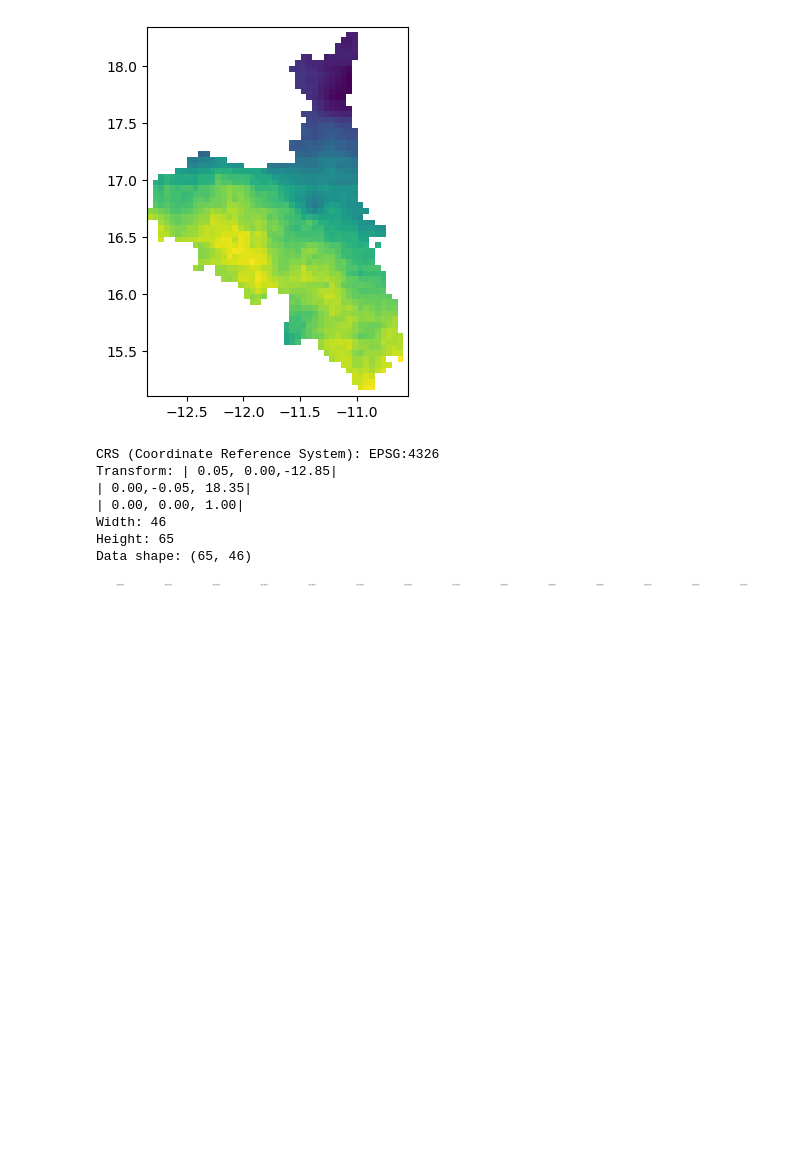
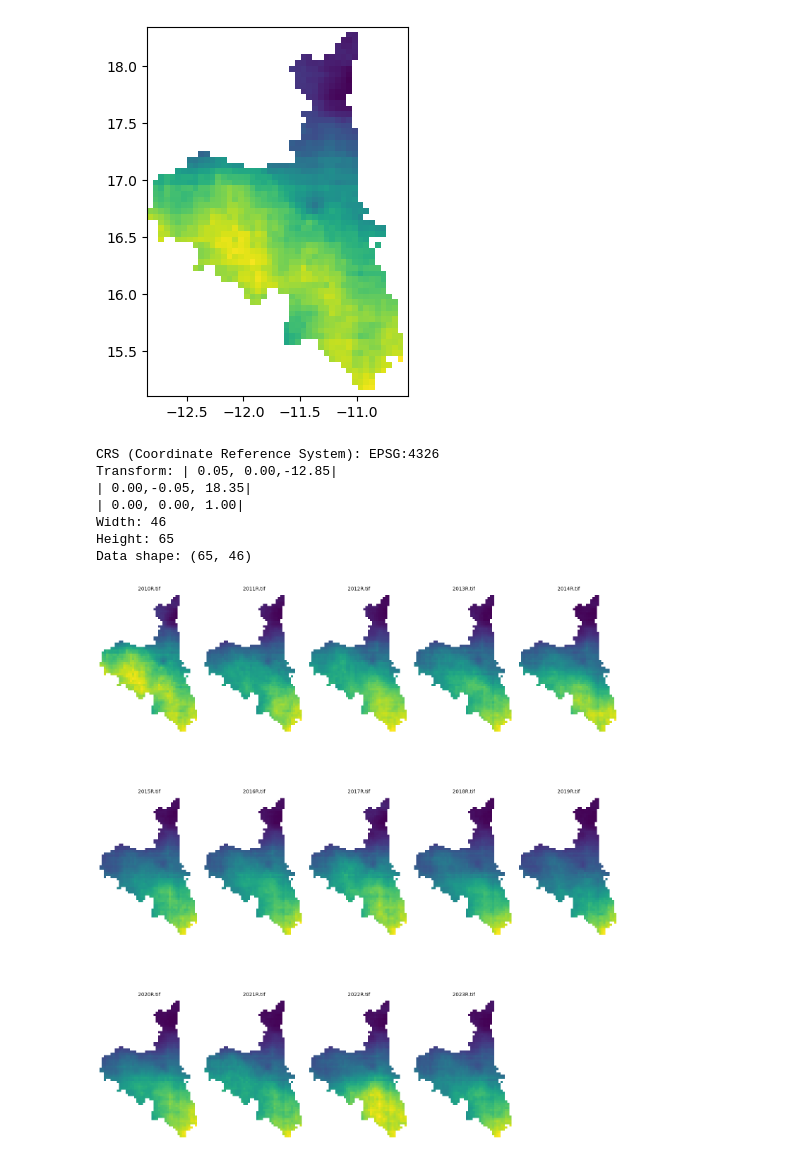
Before and after one commit to SourabhMulik/START_Hackathon, a Jupyter notebook: go_through_datasets.ipynb, the cells around one changed output. Saved outputs shown, nothing was run; the diff lists cells and outputs as text; code cells hidden in the pictures; blank space fills up the shorter version.

Commit message:
show precipitation from 2010 to 2023

```diff
--- a/go_through_datasets.ipynb
+++ b/go_through_datasets.ipynb
@@ -37,17 +39,17 @@ region_layer.shape
 import rasterio
 from rasterio.plot import show
 # %%
-with rasterio.open(r"C:\Users\HUAWEI\Desktop\hackthon\START_Hackathon\Datasets_Hackathon\Climate_Precipitation_Data\2010R.tif") as dataset:
-    # 显示栅格数据（可视化）
+# one exmaple for reading climate precipatation file
+with rasterio.open('Datasets_Hackathon/Climate_Precipitation_Data/2010R.tif') as dataset:
     show(dataset)
 
-    # 获取地理参考信息
+    # get geographic information
     print("CRS (Coordinate Reference System):", dataset.crs)
-    print("Transform:", dataset.transform)  # 仿射变换矩阵
+    print("Transform:", dataset.transform)
     print("Width:", dataset.width)
     print("Height:", dataset.height)
 
-    # 读取数据
+    # read data
     data = dataset.read(1)  # 读取第一波段
     print("Data shape:", data.shape)
 # %% [output]
@@ -62,33 +64,28 @@ Data shape: (65, 46)
 # %%
 import matplotlib.pyplot as plt
 import os
-# %%
-
-# Path to your folder containing .tif files
-folder_path = r"C:\Users\HUAWEI\Desktop\hackthon\START_Hackathon\Datasets_Hackathon\Climate_Precipitation_Data"
-
-# Get all .tif files in the folder
-tif_files = [f for f in os.listdir(folder_path) if f.endswith(".tif")]
-
-# Create subplots based on the number of .tif files
-fig, axes = plt.subplots(nrows=1, ncols=len(tif_files), figsize=(5 * len(tif_files), 5))
-
-# If only one file, ensure axes is iterable
-if len(tif_files) == 1:
-    axes = [axes]
-
-# Loop through each .tif file and display it
-for ax, tif_file in zip(axes, tif_files):
-    tif_path = os.path.join(folder_path, tif_file)
-
-    with rasterio.open(tif_path) as dataset:
-        image = dataset.read(1)  # Read the first band
-
-    #ax.imshow(image, cmap="gray")  # Change cmap if needed
-    ax.set_title(tif_file)
-    ax.axis("off")  # Remove axes for better visualization
-
-plt.tight_layout()
-plt.show()
-# %% [output]
-[figure, removed]
+# %%
+# path for GPP folder
+folder_path = 'Datasets_Hackathon/Climate_Precipitation_Data/'
+
+# path for all GPP tif files
+tif_files = [f for f in os.listdir(folder_path) if f.endswith('.tif')]
+tif_files = sorted(tif_files, key=lambda x: int(x[:4]))
+
+num_columns = 5
+num_rows = (len(tif_files) + num_columns - 1) // num_columns
+plt.figure(figsize=(15, num_rows * 6))
+
+for idx, tif_file in enumerate(tif_files):
+    tif_path = os.path.join(folder_path, tif_file)
+
+    with rasterio.open(tif_path) as dataset:
+        ax = plt.subplot(num_rows, num_columns, idx + 1)
+        show(dataset, ax=ax)
+        ax.set_title(tif_file, fontsize=10)
+        ax.set_axis_off()
+
+plt.tight_layout()
+plt.show()
+# %% [output]
+[figure, added]
```
Also changed, not shown: parts of 5 cells of this notebook.
